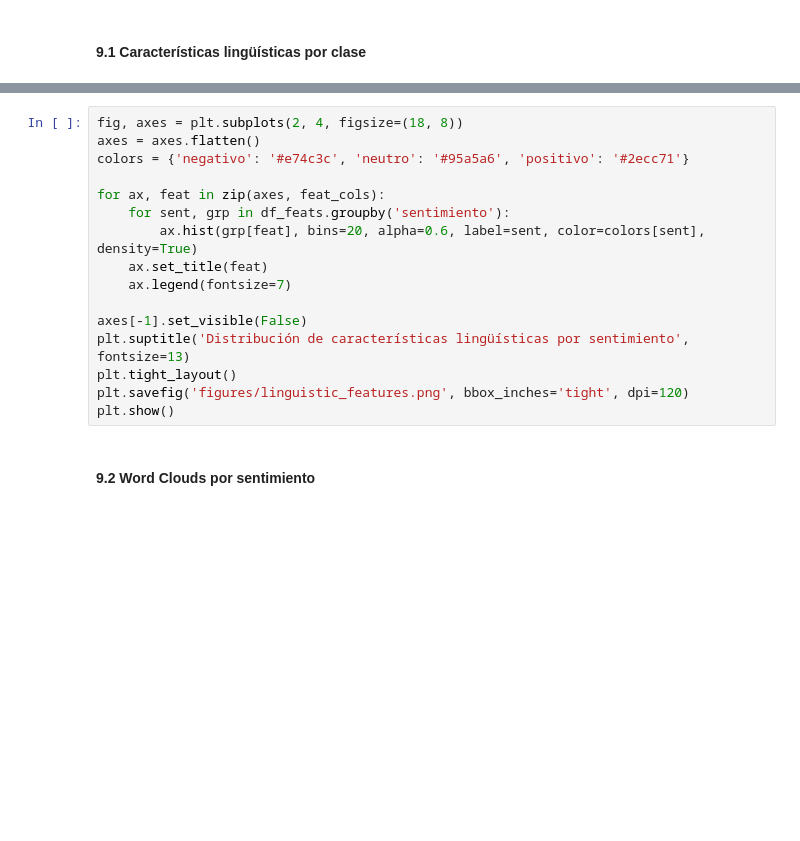
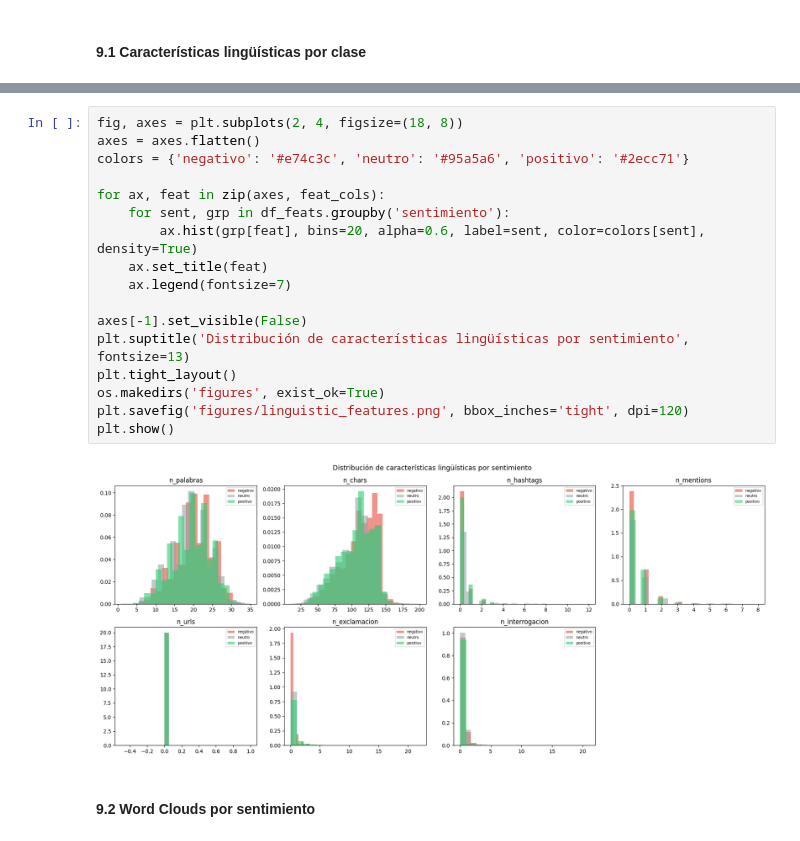
Before and after one commit to jimenami/TFM, a Jupyter notebook: notebooks/02_sentiment_tweeteval.ipynb, the cells around one changed output, grey strips where cells are left out. Cells and saved outputs as stored; diff of their text form; blank space fills up the shorter version.

```diff
--- a/notebooks/02_sentiment_tweeteval.ipynb
+++ b/notebooks/02_sentiment_tweeteval.ipynb
@@ -898,19 +1106,22 @@ print(df_feats.groupby('sentimiento')[feat_cols].mean().round(3).to_string())
 # %%
 fig, axes = plt.subplots(2, 4, figsize=(18, 8))
 axes = axes.flatten()
 colors = {'negativo': '#e74c3c', 'neutro': '#95a5a6', 'positivo': '#2ecc71'}
 
 for ax, feat in zip(axes, feat_cols):
     for sent, grp in df_feats.groupby('sentimiento'):
         ax.hist(grp[feat], bins=20, alpha=0.6, label=sent, color=colors[sent], density=True)
     ax.set_title(feat)
     ax.legend(fontsize=7)
 
 axes[-1].set_visible(False)
 plt.suptitle('Distribución de características lingüísticas por sentimiento', fontsize=13)
 plt.tight_layout()
+os.makedirs('figures', exist_ok=True)
 plt.savefig('figures/linguistic_features.png', bbox_inches='tight', dpi=120)
 plt.show()
+# %% [output]
+[figure, added]
 # %% [markdown]
 #### 9.2 Word Clouds por sentimiento
 # %%
```
Also changed, not shown: parts of 43 cells of this notebook, 13 other files.
